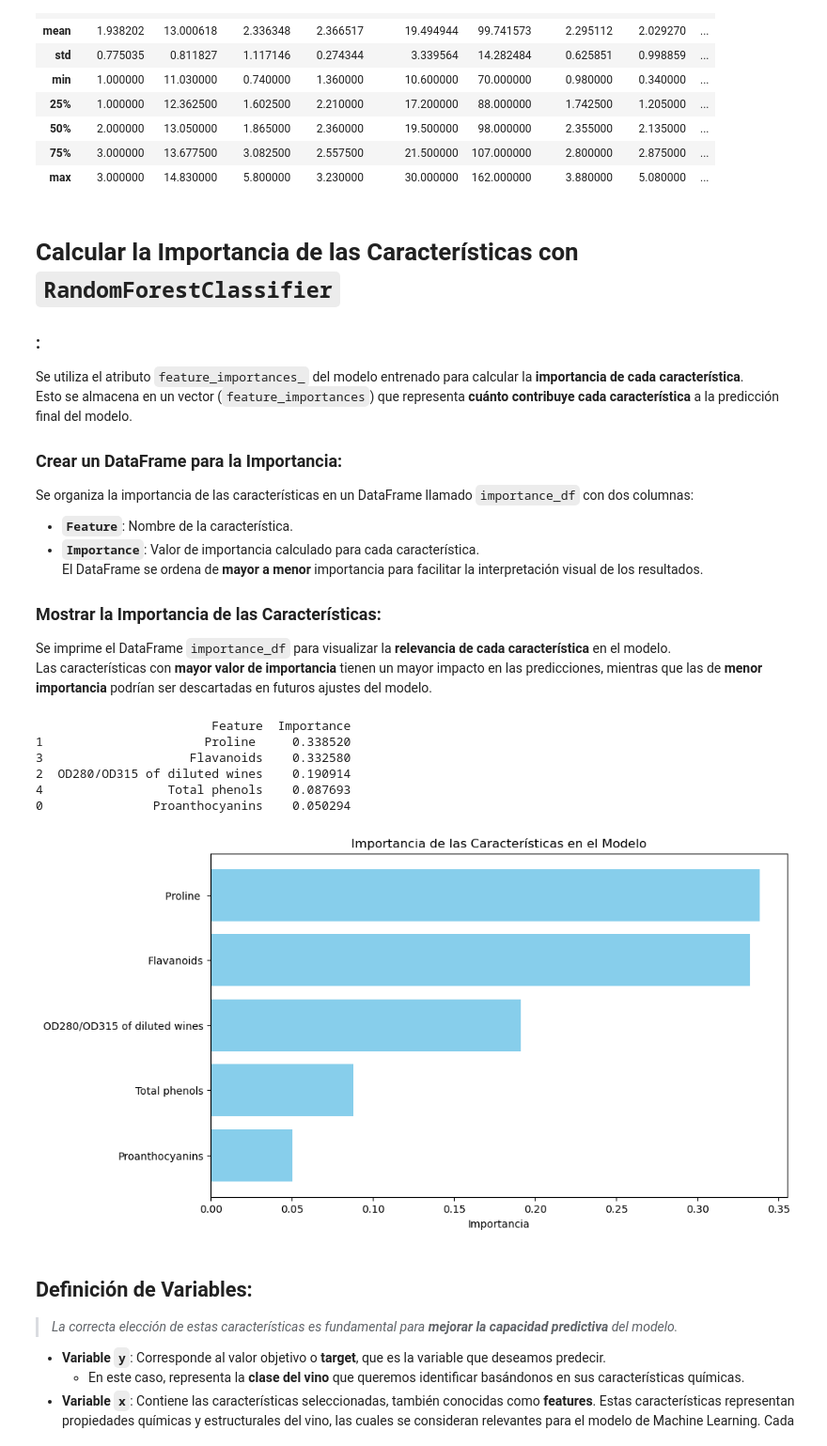
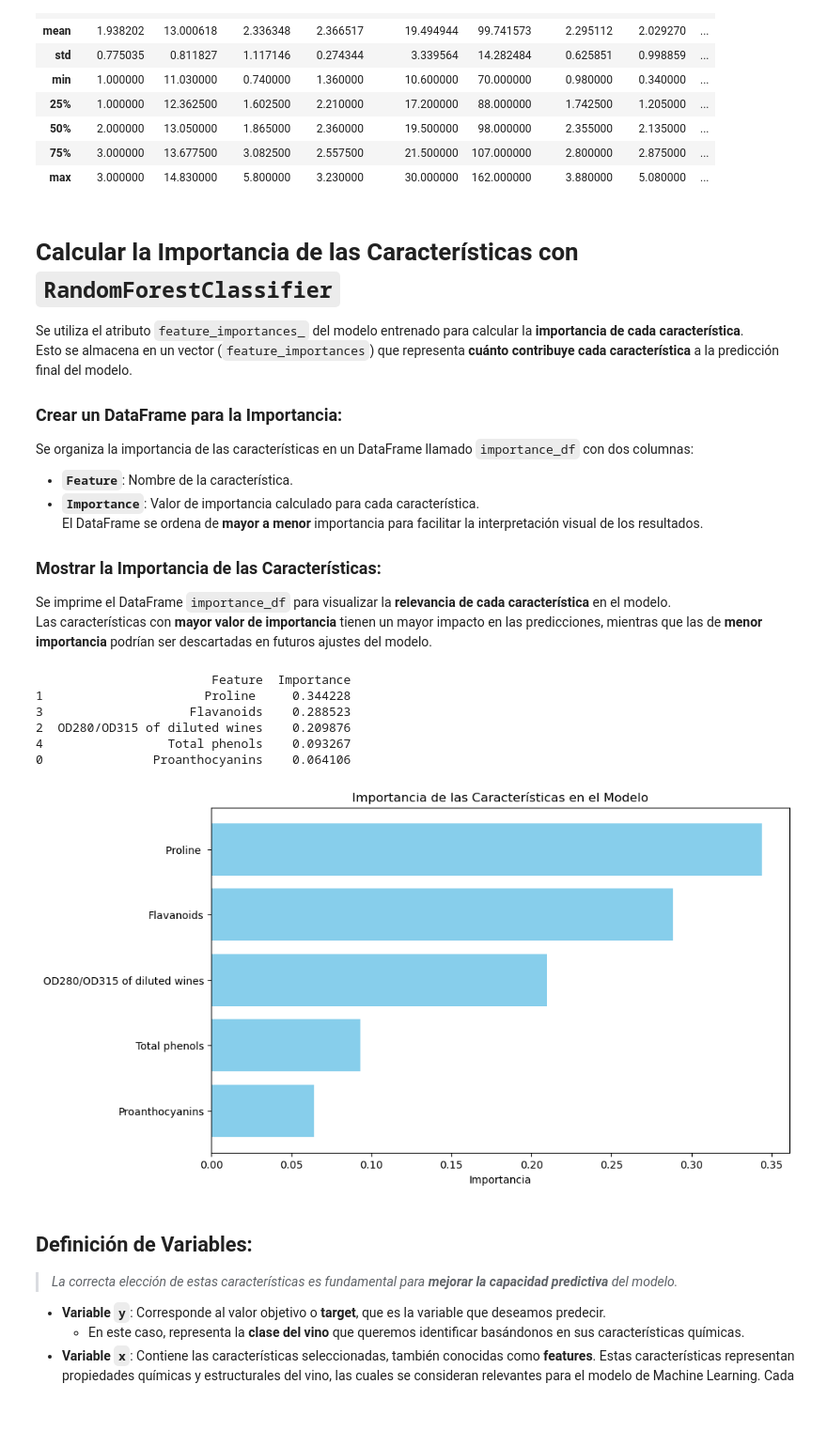
Before and after one commit to ikasle12345/RETO1, a Jupyter notebook: ModeloVino.ipynb, the cells around one changed output. Shown: that part at 94% size. Cells and saved outputs as stored; diff of their text form; code cells hidden in the pictures; blank space fills up the shorter version.

```diff
--- a/ModeloVino.ipynb
+++ b/ModeloVino.ipynb
@@ -120,7 +120,6 @@ memory usage: 19.6 KB
 # %% [markdown]
 # Calcular la Importancia de las Características con `RandomForestClassifier`
 
-### :
 Se utiliza el atributo `feature_importances_` del modelo entrenado para calcular la **importancia de cada característica**.
 Esto se almacena en un vector (`feature_importances`) que representa **cuánto contribuye cada característica** a la predicción final del modelo.
 
@@ -134,31 +133,34 @@ El DataFrame se ordena de **mayor a menor** importancia para facilitar la interp
 Se imprime el DataFrame `importance_df` para visualizar la **relevancia de cada característica** en el modelo.
 Las características con **mayor valor de importancia** tienen un mayor impacto en las predicciones, mientras que las de **menor importancia** podrían ser descartadas en futuros ajustes del modelo.
 # %%
+y = wine_data['class']
+wine_features = ['Proanthocyanins', 'Proline ', 'OD280/OD315 of diluted wines', 'Flavanoids', 'Total phenols']
+x = wine_data[wine_features]
 model_rf = RandomForestClassifier(random_state=1)
-model_rf.fit(train_x, train_y)
+model_rf.fit(x, y)
 
 feature_importances = model_rf.feature_importances_
-features = train_x.columns
+features = x.columns
 
 importance_df = pd.DataFrame({'Feature': features, 'Importance': feature_importances})
 importance_df = importance_df.sort_values(by='Importance', ascending=False)
 
 print(importance_df)
 
 plt.figure(figsize=(10, 6))
 plt.barh(importance_df['Feature'], importance_df['Importance'], color='skyblue')
 plt.xlabel('Importancia')
 plt.title('Importancia de las Características en el Modelo')
 plt.gca().invert_yaxis()
 plt.show()
 # %% [output]
                         Feature  Importance
-1                      Proline     0.338520
-3                    Flavanoids    0.332580
-2  OD280/OD315 of diluted wines    0.190914
-4                 Total phenols    0.087693
-0               Proanthocyanins    0.050294
+1                      Proline     0.344228
+3                    Flavanoids    0.288523
+2  OD280/OD315 of diluted wines    0.209876
+4                 Total phenols    0.093267
+0               Proanthocyanins    0.064106
-[figure, old version]
+[figure, new version]
 # %% [markdown]
 ## Definición de Variables:
 >*La correcta elección de estas características es fundamental para **mejorar la capacidad predictiva** del modelo.*
```
Also changed, not shown: parts of 2 cells of this notebook.
